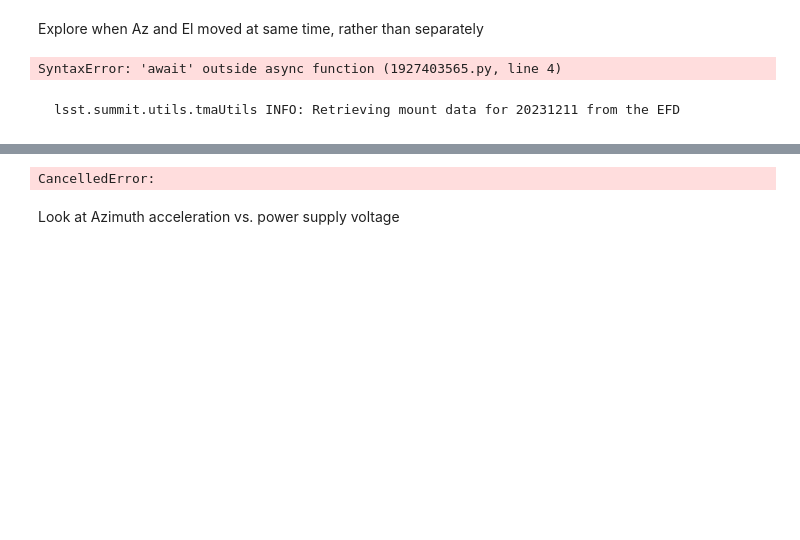
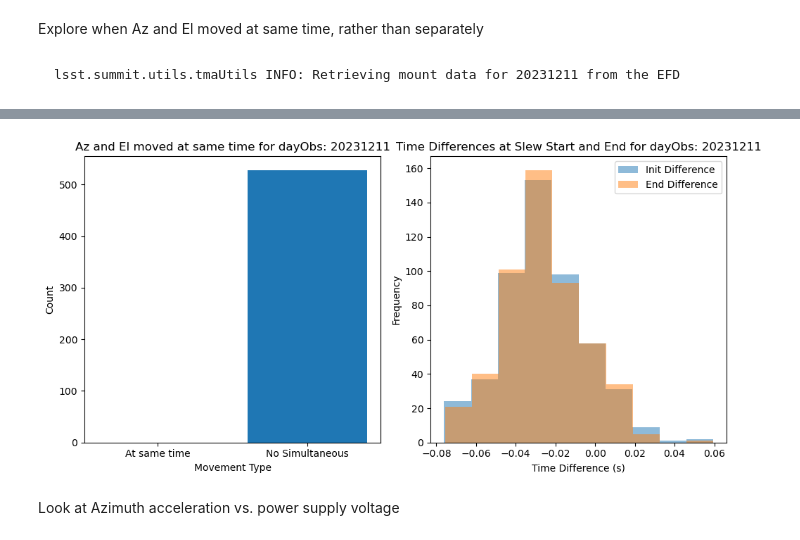
Before and after one commit to lsst-sitcom/notebooks_vandv, a Jupyter notebook: notebooks/tel_and_site/subsys_req_ver/tma/SITCOM-1223-TMA_Capacitor_Bank_discharge_vs._Acceleration_profiles.ipynb, the cells around one changed output, grey strips where cells are left out. Cells and saved outputs as stored; diff of their text form; code cells hidden in the pictures; blank space fills up the shorter version.

Commit message:
Analysis simultaneous movements in az and el
Analysis of Az and El moved at same time

```diff
--- a/notebooks/tel_and_site/subsys_req_ver/tma/SITCOM-1223-TMA_Capacitor_Bank_discharge_vs._Acceleration_profiles.ipynb
+++ b/notebooks/tel_and_site/subsys_req_ver/tma/SITCOM-1223-TMA_Capacitor_Bank_discharge_vs._Acceleration_profiles.ipynb
@@ -219,16 +209,11 @@ plot_spv_vs_dist(df, 'BLOCK-160/164','tma_perf_dec_2023')
 # %% [markdown]
 Explore when Az and El moved at same time, rather than separately
 # %%
-def move_az_el(slew):
-    slew_time = slew.timestamp
-
-    #az = await client.select_time_series(tma_az_topic, ['*'], slew.begin, slew.end)
-    #el = await client.select_time_series(tma_el_topic, ['*'], slew.begin, slew.end)
-
-    plt.figure()
-    #plt.plot(az.timestamp, az.actualVelocity,'x',label='data')
-    plt.plot(slew.timestamp, az, 'x', color='C0', label='az')
-    plt.plot(slew.timestamp, el, 'x', color='C1', label='el')
-    plt.legend()
+def move_az_el(az, el):
+    if not az.empty and not el.empty:
+        init = az.timestamp.iloc[0] == el.timestamp.iloc[0]
+        end = az.timestamp.iloc[-1] == el.timestamp.iloc[-1]
+        return init, end
+    else:
+        # Empty Data
+        return False, False
-# %% [output]
-SyntaxError: 'await' outside async function (1927403565.py, line 4)
@@ -235,13 +245,27 @@ SyntaxError: 'await' outside async function (1927403565.py, line 4)
 # %%
 for dayObs in obs_days:
-    slews = get_events(dayObs)
-
+    simultaneous_movements = []
+    No_simultaneous_movements = []
+    init_diffs = []
+    end_diffs = []
+    try:
+        slews = get_events(dayObs)
+    except:
+        print(dayObs)
     for i, slew in enumerate(slews):
-        data = [i, slew.dayObs, slew.duration, slew.begin, slew.end]
-
         az = await client.select_time_series(tma_az_topic, ['*'], slew.begin, slew.end)
         el = await client.select_time_series(tma_el_topic, ['*'], slew.begin, slew.end)
-        print(az)
+        init, end = move_az_el(az, el)
+        if init and end:
+            simultaneous_movements.append(i)
+        else:
+            No_simultaneous_movements.append(i)
+            az_diff = az.timestamp.iloc[0] - el.timestamp.iloc[0] if not az.empty and not el.empty else None
+            el_diff = az.timestamp.iloc[-1] - el.timestamp.iloc[-1] if not az.empty and not el.empty else None
+            init_diffs.append(az_diff)
+            end_diffs.append(el_diff)
+
+    plot_bar_chart(dayObs, simultaneous_movements, No_simultaneous_movements, init_diffs, end_diffs)
 # %% [output]
 lsst.summit.utils.tmaUtils INFO: Retrieving mount data for 20231211 from the EFD
 20231211: Found 528 slews and 449 tracks
@@ -264,4 +272,4 @@ lsst.summit.utils.tmaUtils INFO: Retrieving mount data for 20231211 from the EFD
-CancelledError:
+[figure, added]
 # %% [markdown]
 Look at Azimuth acceleration vs. power supply voltage
 # %%
```
Also changed, not shown: parts of 7 cells of this notebook.
